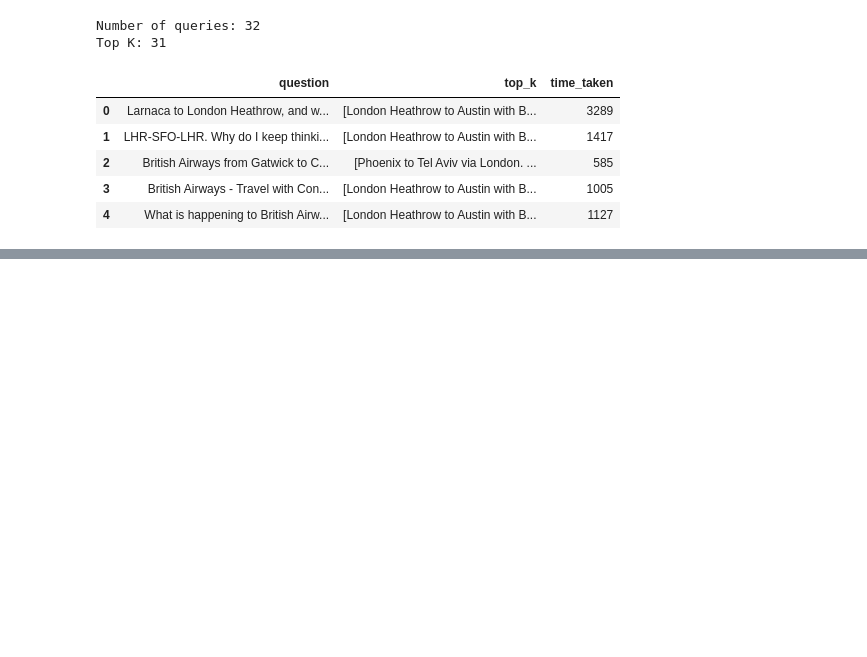
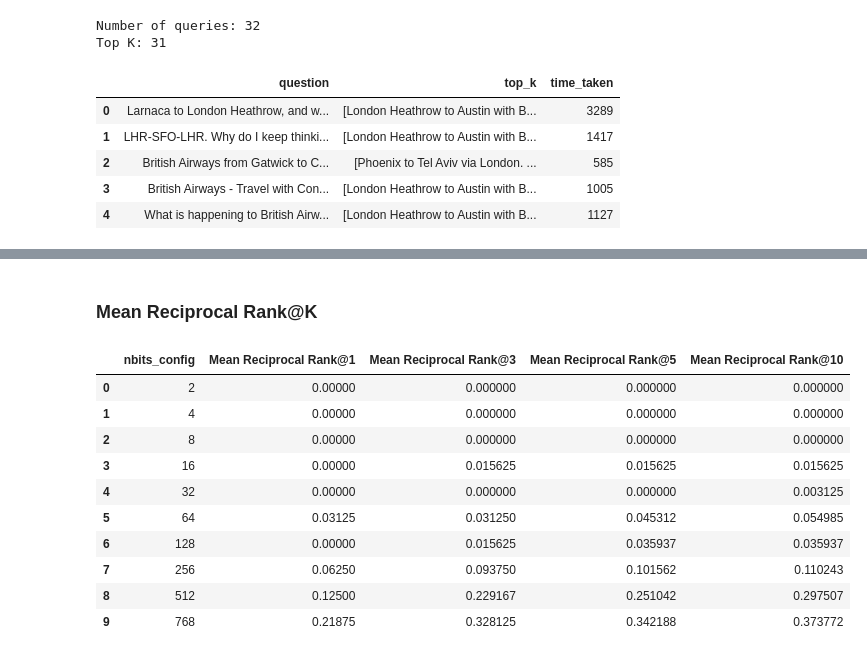
Before and after one commit to jinruiiii/sc4020-project-1, a Jupyter notebook: scripts/airline_analysis.ipynb, the cells around one changed output, grey strips where cells are left out. Drawn from its saved outputs; the diff is of its cells as text; code cells hidden in the pictures; blank space fills up the shorter version.

```diff
--- a/scripts/airline_analysis.ipynb
+++ b/scripts/airline_analysis.ipynb
@@ -28,0 +105,2 @@ Top K: 31
+# %% [markdown]
+### Mean Reciprocal Rank@K
@@ -28,0 +132,21 @@ Top K: 31
+# %%
+df = pd.DataFrame({
+    'nbits_config': nbits_config,
+    'Mean Reciprocal Rank@1': mean_reciprocal_ranks_at_1,
+    'Mean Reciprocal Rank@3': mean_reciprocal_ranks_at_3,
+    'Mean Reciprocal Rank@5': mean_reciprocal_ranks_at_5,
+    'Mean Reciprocal Rank@10': mean_reciprocal_ranks_at_10
+})
+df
+# %% [output]
+|  | nbits_config | Mean Reciprocal Rank@1 | Mean Reciprocal Rank@3 | Mean Reciprocal Rank@5 | Mean Reciprocal Rank@10 |
+| 0 | 2 | 0.00000 | 0.000000 | 0.000000 | 0.000000 |
+| 1 | 4 | 0.00000 | 0.000000 | 0.000000 | 0.000000 |
+| 2 | 8 | 0.00000 | 0.000000 | 0.000000 | 0.000000 |
+| 3 | 16 | 0.00000 | 0.015625 | 0.015625 | 0.015625 |
+| 4 | 32 | 0.00000 | 0.000000 | 0.000000 | 0.003125 |
+| 5 | 64 | 0.03125 | 0.031250 | 0.045312 | 0.054985 |
+| 6 | 128 | 0.00000 | 0.015625 | 0.035937 | 0.035937 |
+| 7 | 256 | 0.06250 | 0.093750 | 0.101562 | 0.110243 |
+| 8 | 512 | 0.12500 | 0.229167 | 0.251042 | 0.297507 |
+| 9 | 768 | 0.21875 | 0.328125 | 0.342188 | 0.373772 |
```
Also changed, not shown: parts of 20 cells of this notebook, 10 other files.
